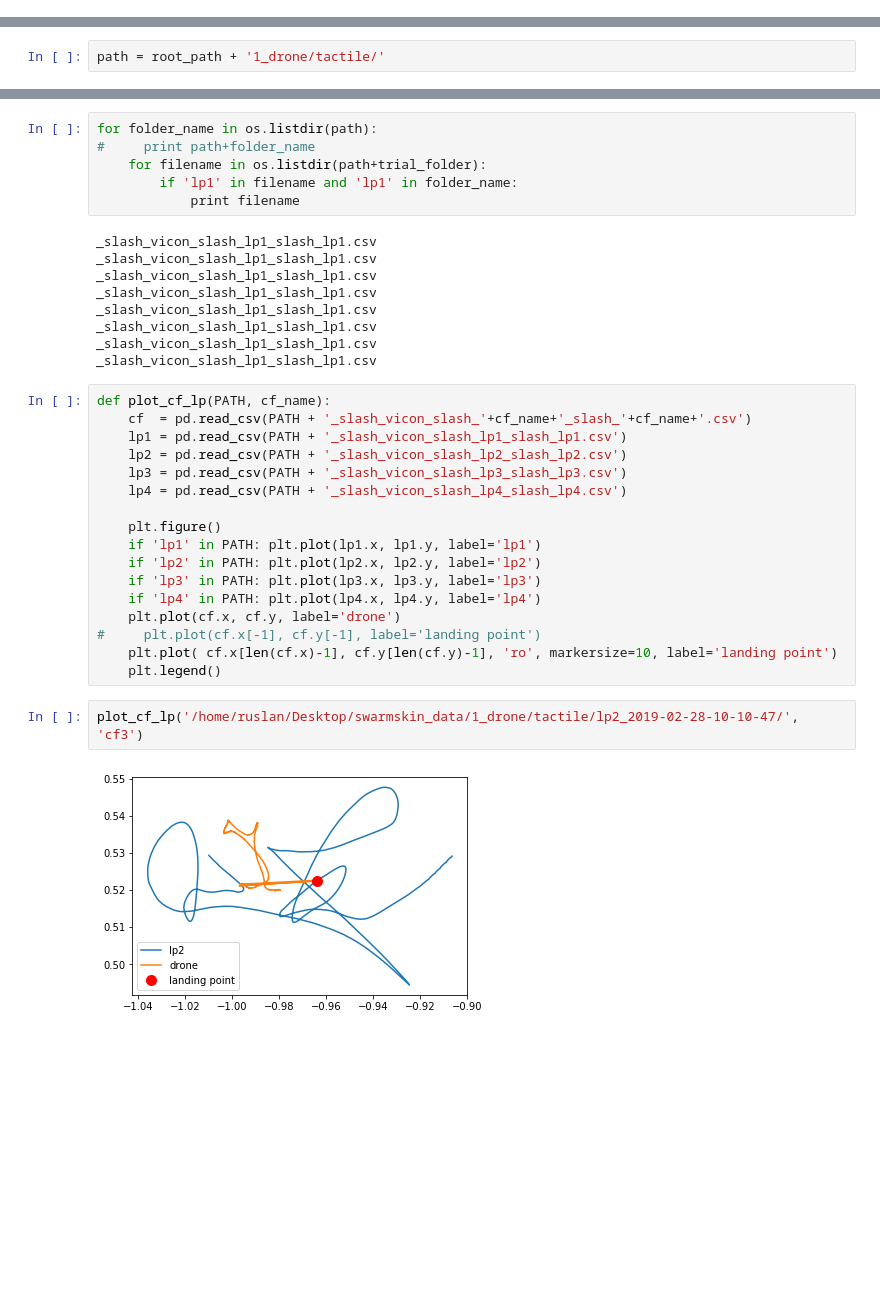
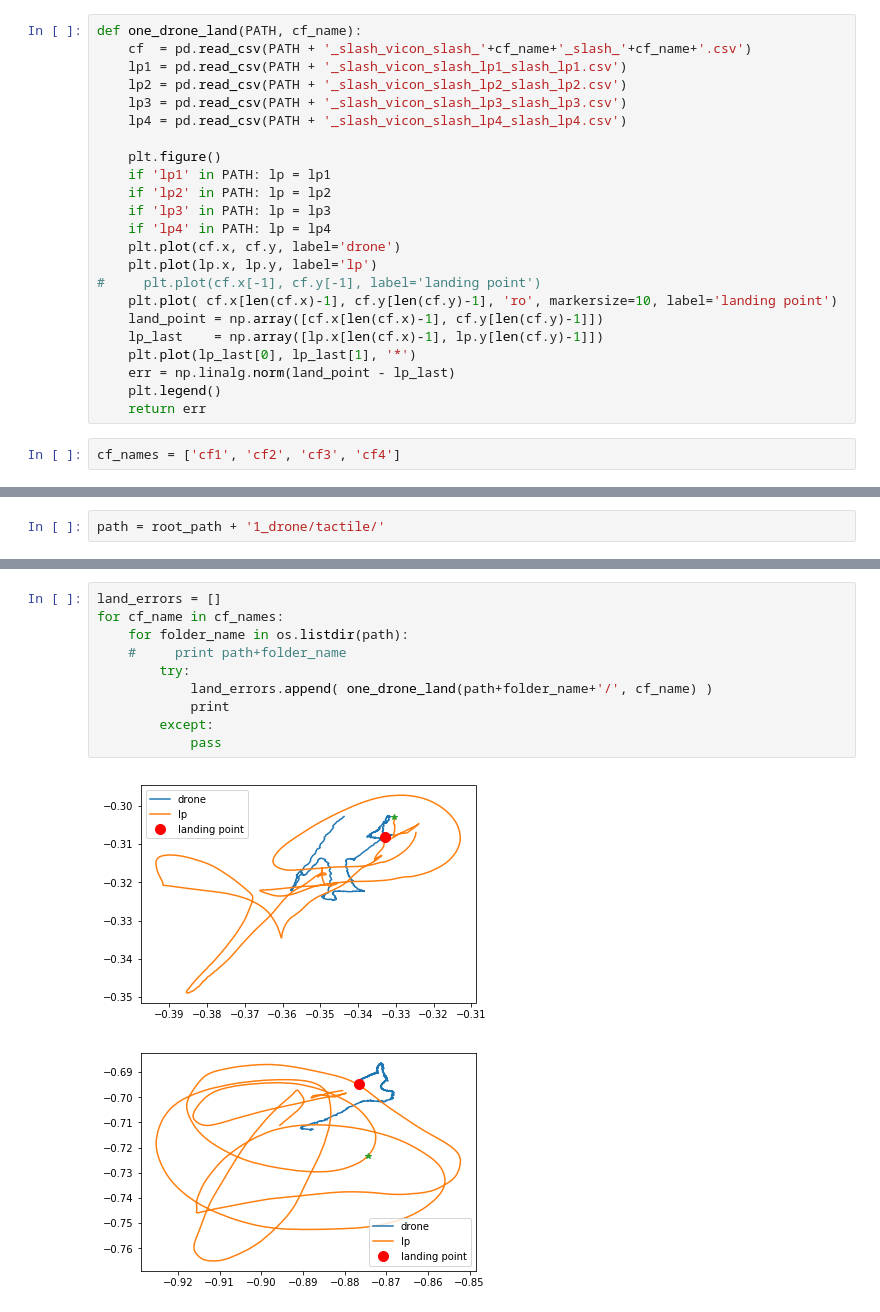
Before and after one commit to RuslanAgishev/swarmskin, a Jupyter notebook: swarmskin_data/postprocessing.ipynb, the cells around one changed output, grey strips where cells are left out. Drawn from its saved outputs; the diff is of its cells as text; blank space fills up the shorter version.

```diff
--- a/swarmskin_data/postprocessing.ipynb
+++ b/swarmskin_data/postprocessing.ipynb
@@ -20,6 +21,31 @@ tactile  visual  visual_tactile
 # One Drone experiment
 # %% [markdown]
 ### Tactile feedback
+# %%
+def one_drone_land(PATH, cf_name):
+    cf  = pd.read_csv(PATH + '_slash_vicon_slash_'+cf_name+'_slash_'+cf_name+'.csv')
+    lp1 = pd.read_csv(PATH + '_slash_vicon_slash_lp1_slash_lp1.csv')
+    lp2 = pd.read_csv(PATH + '_slash_vicon_slash_lp2_slash_lp2.csv')
+    lp3 = pd.read_csv(PATH + '_slash_vicon_slash_lp3_slash_lp3.csv')
+    lp4 = pd.read_csv(PATH + '_slash_vicon_slash_lp4_slash_lp4.csv')
+
+    plt.figure()
+    if 'lp1' in PATH: lp = lp1
+    if 'lp2' in PATH: lp = lp2
+    if 'lp3' in PATH: lp = lp3
+    if 'lp4' in PATH: lp = lp4
+    plt.plot(cf.x, cf.y, label='drone')
+    plt.plot(lp.x, lp.y, label='lp')
+#     plt.plot(cf.x[-1], cf.y[-1], label='landing point')
+    plt.plot( cf.x[len(cf.x)-1], cf.y[len(cf.y)-1], 'ro', markersize=10, label='landing point')
+    land_point = np.array([cf.x[len(cf.x)-1], cf.y[len(cf.y)-1]])
+    lp_last    = np.array([lp.x[len(cf.x)-1], lp.y[len(cf.y)-1]])
+    plt.plot(lp_last[0], lp_last[1], '*')
+    err = np.linalg.norm(land_point - lp_last)
+    plt.legend()
+    return err
+# %%
+cf_names = ['cf1', 'cf2', 'cf3', 'cf4']
 # %%
 ! ls 1_drone/tactile/
 # %% [output]
@@ -63,36 +65,13 @@ _slash_vicon_slash_lp4_slash_lp4.csv
-# %%
-for folder_name in os.listdir(path):
-#     print path+folder_name
-    for filename in os.listdir(path+trial_folder):
-        if 'lp1' in filename and 'lp1' in folder_name:
-            print filename
-# %% [output]
-_slash_vicon_slash_lp1_slash_lp1.csv
-_slash_vicon_slash_lp1_slash_lp1.csv
-_slash_vicon_slash_lp1_slash_lp1.csv
-_slash_vicon_slash_lp1_slash_lp1.csv
-_slash_vicon_slash_lp1_slash_lp1.csv
-_slash_vicon_slash_lp1_slash_lp1.csv
-_slash_vicon_slash_lp1_slash_lp1.csv
-_slash_vicon_slash_lp1_slash_lp1.csv
-# %%
-def plot_cf_lp(PATH, cf_name):
-    cf  = pd.read_csv(PATH + '_slash_vicon_slash_'+cf_name+'_slash_'+cf_name+'.csv')
-    lp1 = pd.read_csv(PATH + '_slash_vicon_slash_lp1_slash_lp1.csv')
-    lp2 = pd.read_csv(PATH + '_slash_vicon_slash_lp2_slash_lp2.csv')
-    lp3 = pd.read_csv(PATH + '_slash_vicon_slash_lp3_slash_lp3.csv')
-    lp4 = pd.read_csv(PATH + '_slash_vicon_slash_lp4_slash_lp4.csv')
-
-    plt.figure()
-    if 'lp1' in PATH: plt.plot(lp1.x, lp1.y, label='lp1')
-    if 'lp2' in PATH: plt.plot(lp2.x, lp2.y, label='lp2')
-    if 'lp3' in PATH: plt.plot(lp3.x, lp3.y, label='lp3')
-    if 'lp4' in PATH: plt.plot(lp4.x, lp4.y, label='lp4')
-    plt.plot(cf.x, cf.y, label='drone')
-#     plt.plot(cf.x[-1], cf.y[-1], label='landing point')
-    plt.plot( cf.x[len(cf.x)-1], cf.y[len(cf.y)-1], 'ro', markersize=10, label='landing point')
-    plt.legend()
-# %%
-plot_cf_lp('/home/ruslan/Desktop/swarmskin_data/1_drone/tactile/lp2_2019-02-28-10-10-47/', 'cf3')
-# %% [output]
-[figure, removed]
+# %%
+land_errors = []
+for cf_name in cf_names:
+    for folder_name in os.listdir(path):
+    #     print path+folder_name
+        try:
+            land_errors.append( one_drone_land(path+folder_name+'/', cf_name) )
+            print
+        except:
+            pass
+# %% [output]
+[figure, added]
+[figure, added]
```
Also changed, not shown: parts of 7 cells of this notebook, 2 other files.
